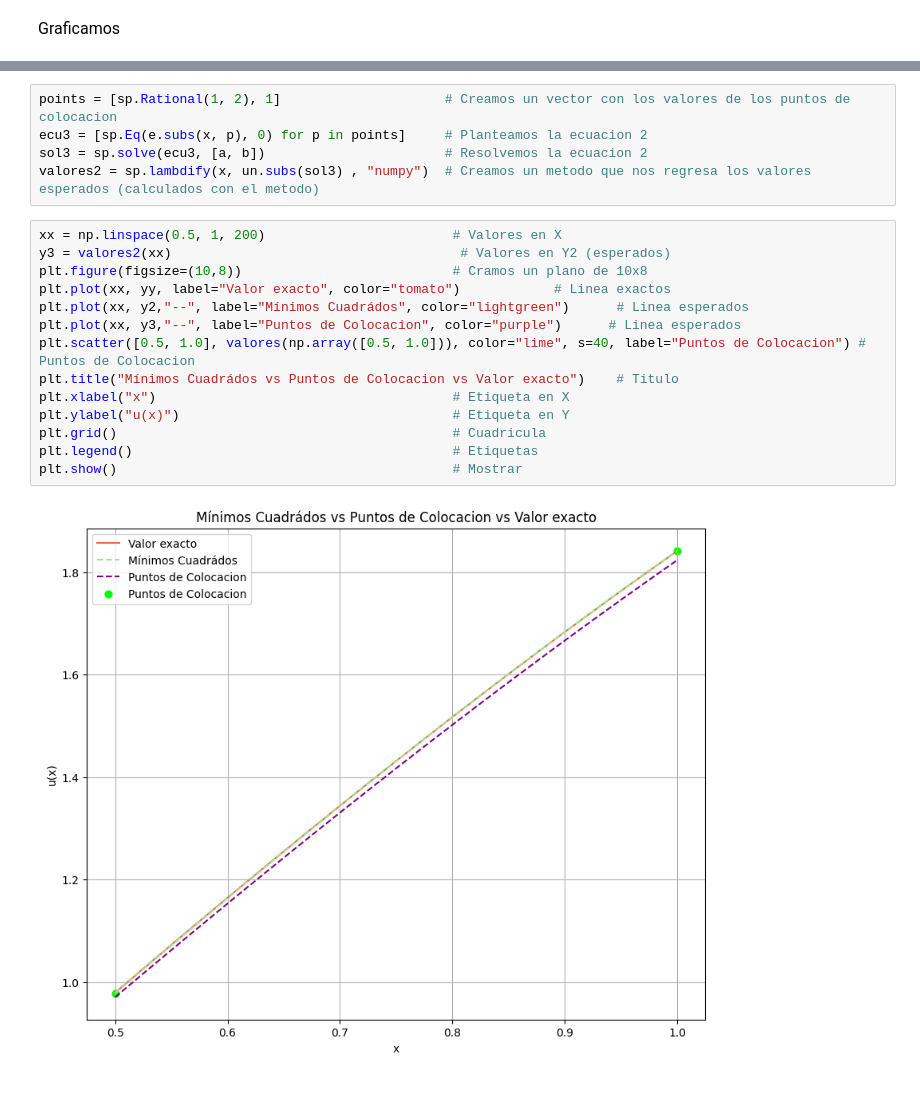
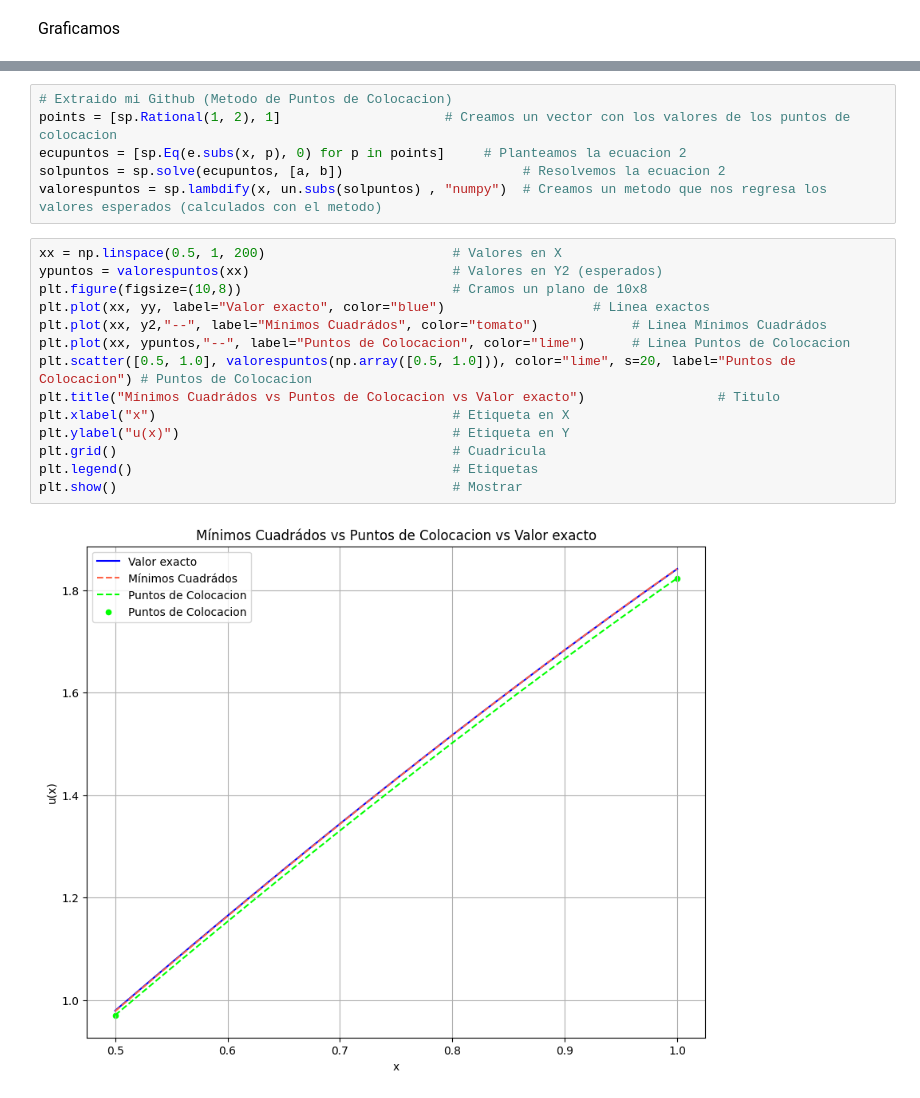
Before and after one commit to Lu1sV1rus/EDP, a Jupyter notebook: Método_de_Mínimos_Cuadrádos.ipynb, the cells around one changed output, grey strips where cells are left out. Cells and saved outputs as stored; diff of their text form.

```diff
--- a/Método_de_Mínimos_Cuadrádos.ipynb
+++ b/Método_de_Mínimos_Cuadrádos.ipynb
@@ -196,22 +188,23 @@ plt.show()                                           # Mostrar
 # %%
+# Extraido mi Github (Metodo de Puntos de Colocacion)
 points = [sp.Rational(1, 2), 1]                     # Creamos un vector con los valores de los puntos de colocacion
-ecu3 = [sp.Eq(e.subs(x, p), 0) for p in points]     # Planteamos la ecuacion 2
-sol3 = sp.solve(ecu3, [a, b])                       # Resolvemos la ecuacion 2
-valores2 = sp.lambdify(x, un.subs(sol3) , "numpy")  # Creamos un metodo que nos regresa los valores esperados (calculados con el metodo)
+ecupuntos = [sp.Eq(e.subs(x, p), 0) for p in points]     # Planteamos la ecuacion 2
+solpuntos = sp.solve(ecupuntos, [a, b])                       # Resolvemos la ecuacion 2
+valorespuntos = sp.lambdify(x, un.subs(solpuntos) , "numpy")  # Creamos un metodo que nos regresa los valores esperados (calculados con el metodo)
 # %%
 xx = np.linspace(0.5, 1, 200)                        # Valores en X
-y3 = valores2(xx)                                     # Valores en Y2 (esperados)
+ypuntos = valorespuntos(xx)                          # Valores en Y2 (esperados)
 plt.figure(figsize=(10,8))                           # Cramos un plano de 10x8
-plt.plot(xx, yy, label="Valor exacto", color="tomato")            # Linea exactos
-plt.plot(xx, y2,"--", label="Mínimos Cuadrádos", color="lightgreen")      # Linea esperados
-plt.plot(xx, y3,"--", label="Puntos de Colocacion", color="purple")      # Linea esperados
-plt.scatter([0.5, 1.0], valores(np.array([0.5, 1.0])), color="lime", s=40, label="Puntos de Colocacion") # Puntos de Colocacion
-plt.title("Mínimos Cuadrádos vs Puntos de Colocacion vs Valor exacto")    # Titulo
+plt.plot(xx, yy, label="Valor exacto", color="blue")                   # Linea exactos
+plt.plot(xx, y2,"--", label="Mínimos Cuadrádos", color="tomato")            # Linea Mínimos Cuadrádos
+plt.plot(xx, ypuntos,"--", label="Puntos de Colocacion", color="lime")      # Linea Puntos de Colocacion
+plt.scatter([0.5, 1.0], valorespuntos(np.array([0.5, 1.0])), color="lime", s=20, label="Puntos de Colocacion") # Puntos de Colocacion
+plt.title("Mínimos Cuadrádos vs Puntos de Colocacion vs Valor exacto")                 # Titulo
 plt.xlabel("x")                                      # Etiqueta en X
 plt.ylabel("u(x)")                                   # Etiqueta en Y
 plt.grid()                                           # Cuadricula
 plt.legend()                                         # Etiquetas
 plt.show()                                           # Mostrar
 # %% [output]
-[figure, old version]
+[figure, new version]
 # %%
```
Also changed, not shown: parts of 8 cells of this notebook.
